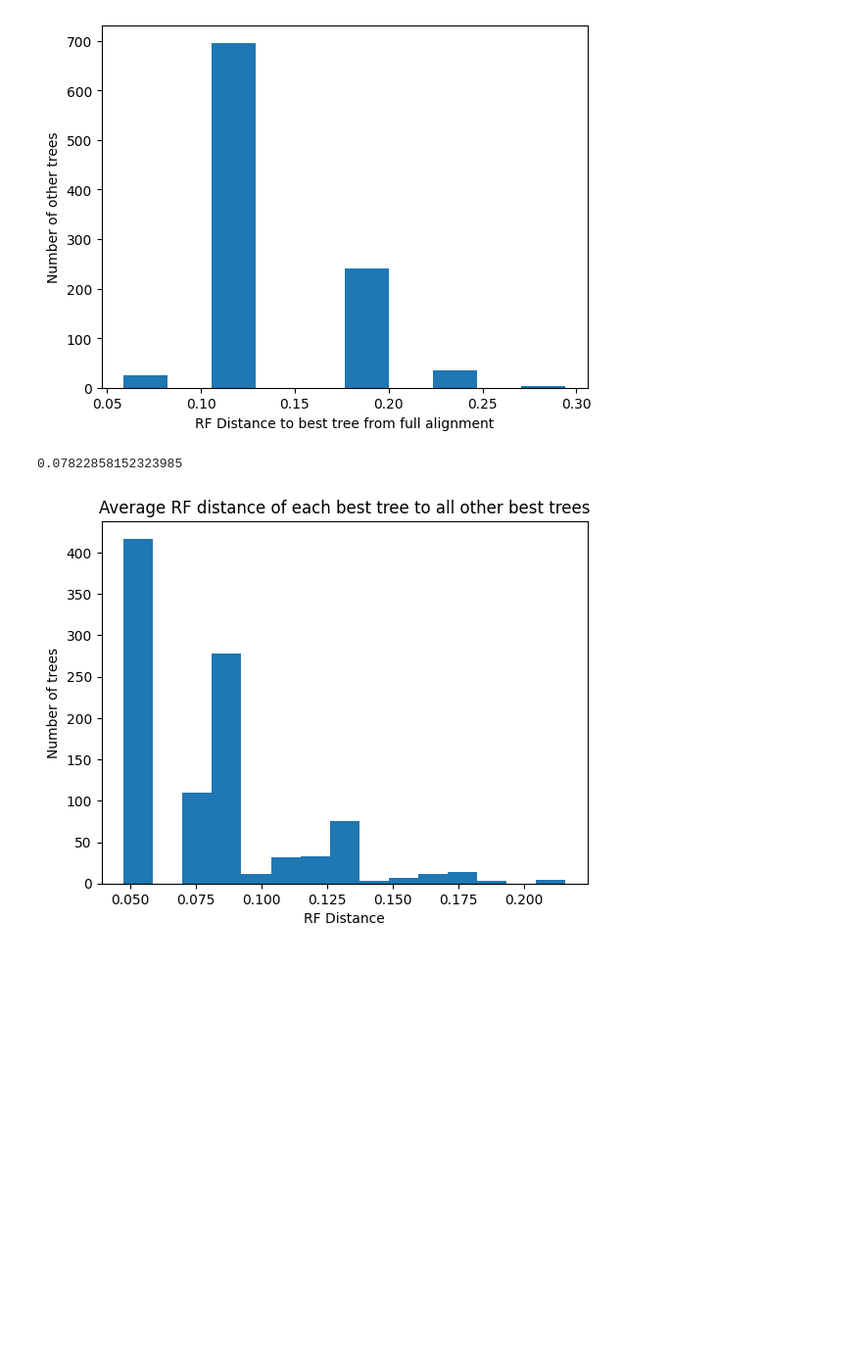
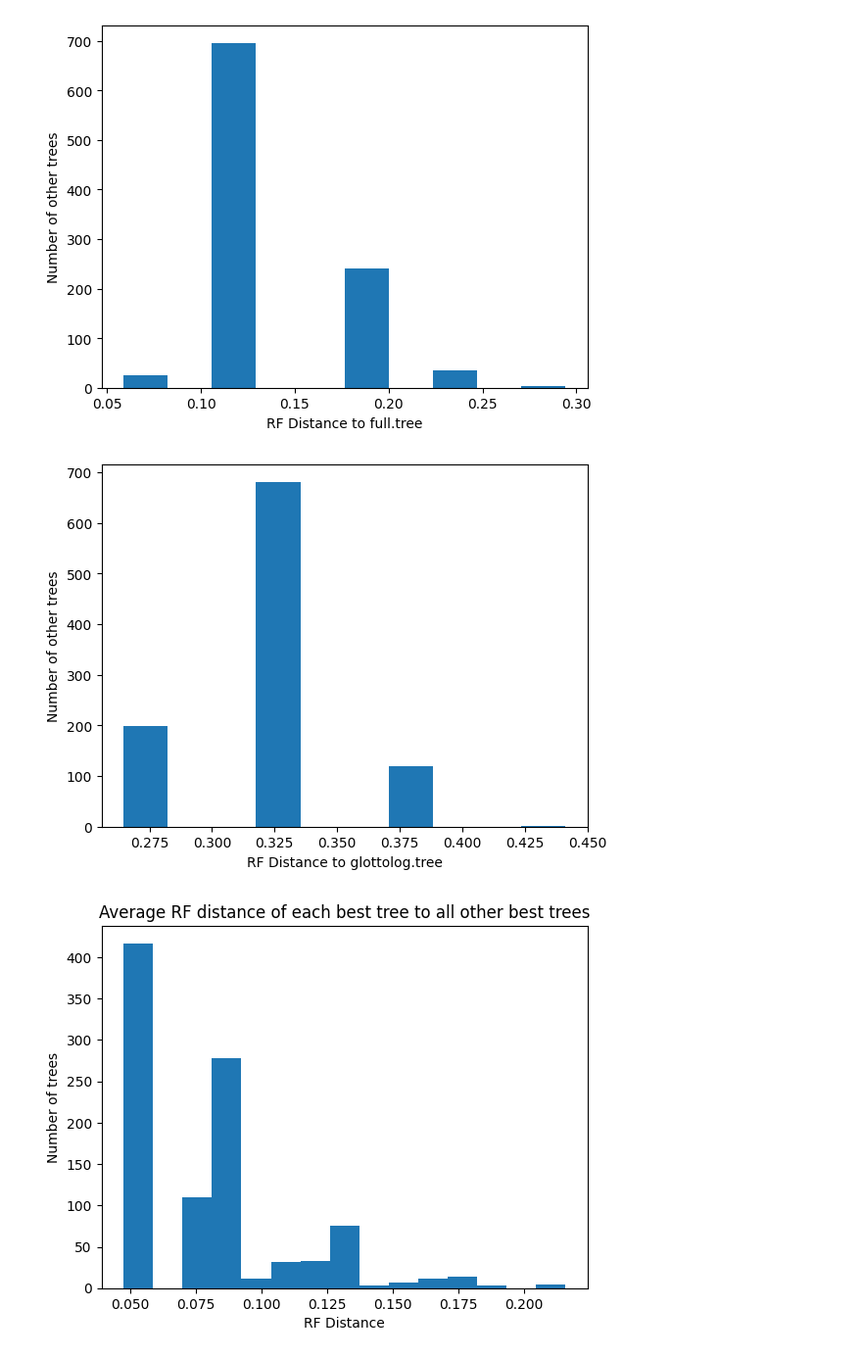
Before and after one commit to luisevonderwiese/mt_scripts, a Jupyter notebook: uncertainties/BestTreeDistances.ipynb, the cells around one changed output. Shown at 98% size. Drawn from its saved outputs; the diff is of its cells as text; code cells hidden in the pictures; blank space fills up the shorter version.

Commit message:
Add other ref tree and prepare for quartet distances

```diff
--- a/uncertainties/BestTreeDistances.ipynb
+++ b/uncertainties/BestTreeDistances.ipynb
@@ -75,9 +147,21 @@ def read_full_dist():
 # %%
-d = read_full_dist()
-d = [val/34 for val in d]
-plt.xlabel("RF Distance to best tree from full alignment")
-plt.ylabel("Number of other trees")
-plt.hist(d)
-plt.show()
+def fixed_analysis(name, metric):
+    if metric == "RF":
+        f_name = "temp/" + name + "_dist.matrix"
+    elif metric == "quartet":
+        f_name = "temp/" + name + "quartet_dist.matrix"
+    else:
+        print(metric + " - this metric is not supported")
+    d = [float(val) for val in open(f_name, "r").read().split("\n")[:-1]]
+    if metric == "RF":
+        d = [val/34 for val in d]
+    plt.xlabel(metric+" Distance to " + name + ".tree")
+    plt.ylabel("Number of other trees")
+    plt.hist(d)
+    plt.show()
+
+fixed_analysis("full", "RF")
+fixed_analysis("glottolog", "RF")
 # %% [output]
-[figure, old version]
+[figure, new version]
+[figure, added]
@@ -87,8 +168 @@ dm = to_relative(dm)
-# %%
-upper_triangle = [dm[i][j] for i in range(1000) for j in range(i+1, 1000)]
-avgs = [sum(dm[i]) / 999 for i in range(1000)]
-avg = sum(upper_triangle) / len(upper_triangle)
-print(avg)
-# %% [output]
-0.07822858152323985
 # %%
```
Also changed, not shown: parts of 4 cells of this notebook.
